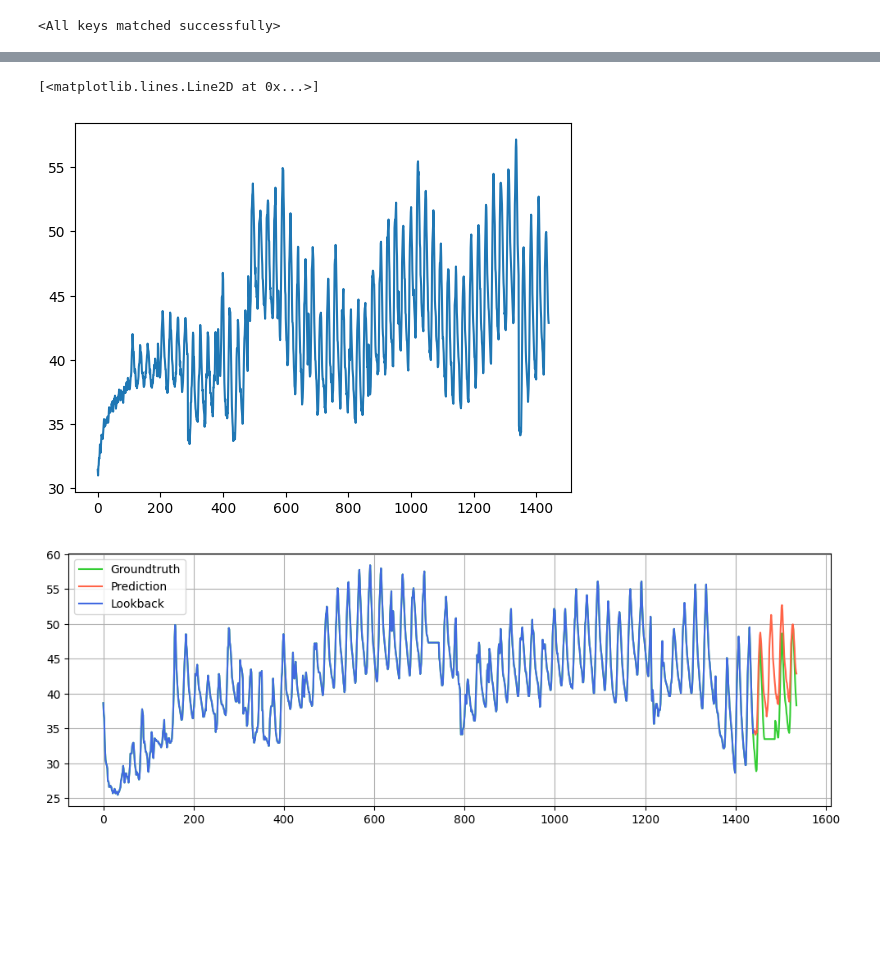
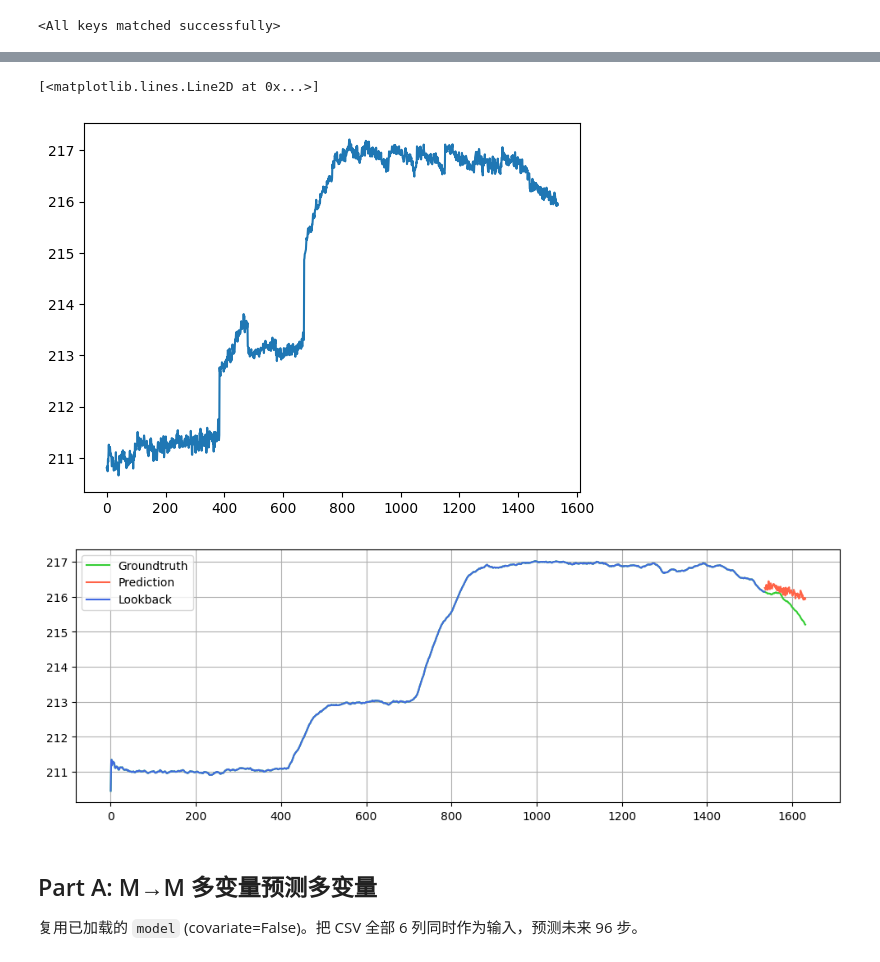
Before and after one commit to Moenea/TSFM, a Jupyter notebook: load_pth_ckpt.ipynb, the cells around one changed output, grey strips where cells are left out. Saved outputs shown, nothing was run; the diff lists cells and outputs as text; code cells hidden in the pictures; blank space fills up the shorter version.

```diff
--- a/load_pth_ckpt.ipynb
+++ b/load_pth_ckpt.ipynb
@@ -33,10 +33,10 @@ model.load_state_dict(torch.load('checkpoint.pth'))
 # %%
 # evaluate zere-shot prediction
 
-df = pd.read_csv("")
+df = pd.read_csv("../dataset/JJ/PCA101A/2FCC_PCA101A_smooth_testing1_long.csv")
 
-lookback_length = 1440      # support the maximum context length up to 2880
-input = torch.tensor(df["OT"][:lookback_length]).unsqueeze(0).float()
+lookback_length = 1440+96      # support the maximum context length up to 2880
+input = torch.tensor(df.iloc[:,-1][:lookback_length]).unsqueeze(0).float()
 
 # generate forecast
 prediction_length = 96     # forecast the next 96 timestamps, supporting maximum prediction length encompassed in the context length
@@ -53,7 +51,7 @@ plt.plot(input.squeeze().detach().numpy())
 plt.plot(output.squeeze().detach().numpy())
 # %% [output]
 [<matplotlib.lines.Line2D at 0x...>]
-[figure, old version]
+[figure, new version]
 # %%
 # Note that the output is the whole sequence of next token prediction
 # so we need to select the last token (token_len=96) as the final prediction
@@ -62,12 +60,16 @@ pred = output[:, -prediction_length:, 0].squeeze().detach().numpy()
 # %%
 # plot the prediction
 
 plt.figure(figsize=(12, 4))
-plt.plot(df["OT"][:lookback_length + prediction_length], color="limegreen", label="Groundtruth")
+plt.plot(df.iloc[:,-1][:lookback_length + prediction_length], color="limegreen", label="Groundtruth")
 plt.plot(range(lookback_length, lookback_length + prediction_length), pred, color="tomato", label="Prediction")
-plt.plot(df["OT"][:lookback_length], color="royalblue", label="Lookback")
+plt.plot(df.iloc[:,-1][:lookback_length], color="royalblue", label="Lookback")
 plt.legend()
 plt.grid()
 plt.show()
 # %% [output]
-[figure, old version]
+[figure, new version]
+# %% [markdown]
+## Part A: M→M 多变量预测多变量
+
+复用已加载的 `model` (covariate=False)。把 CSV 全部 6 列同时作为输入，预测未来 96 步。
```
Also changed, not shown: parts of 10 cells of this notebook.
